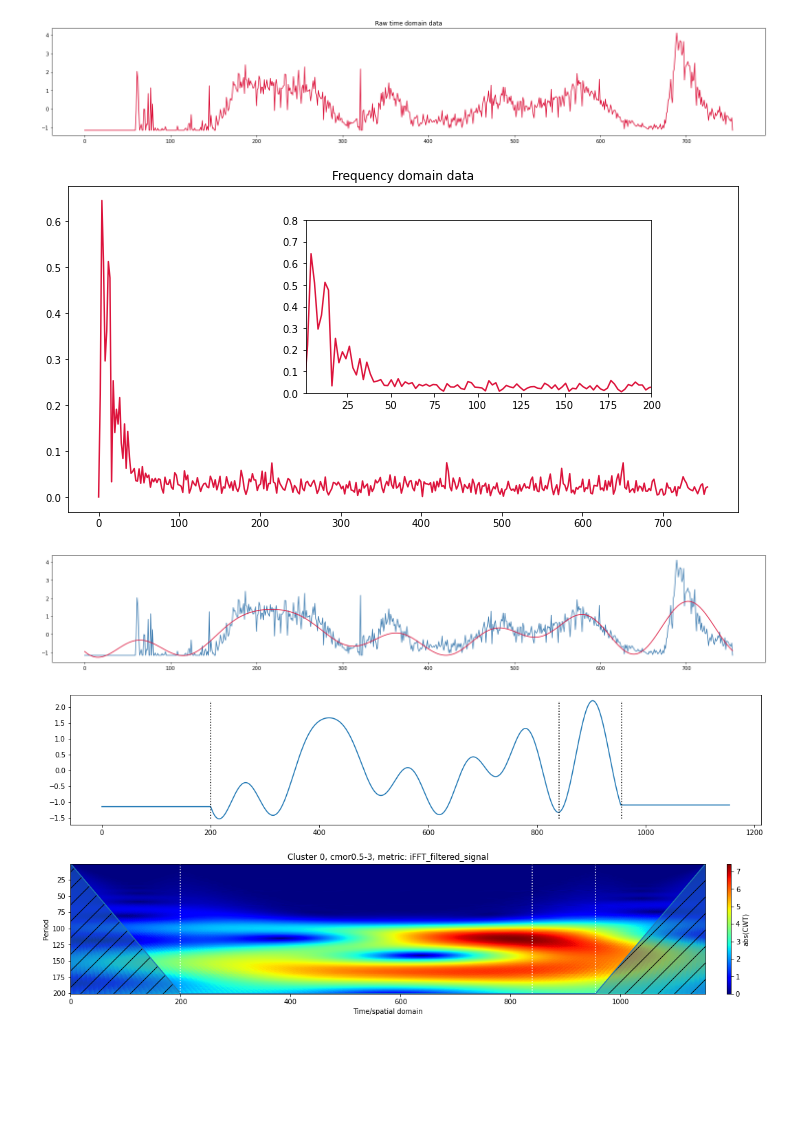
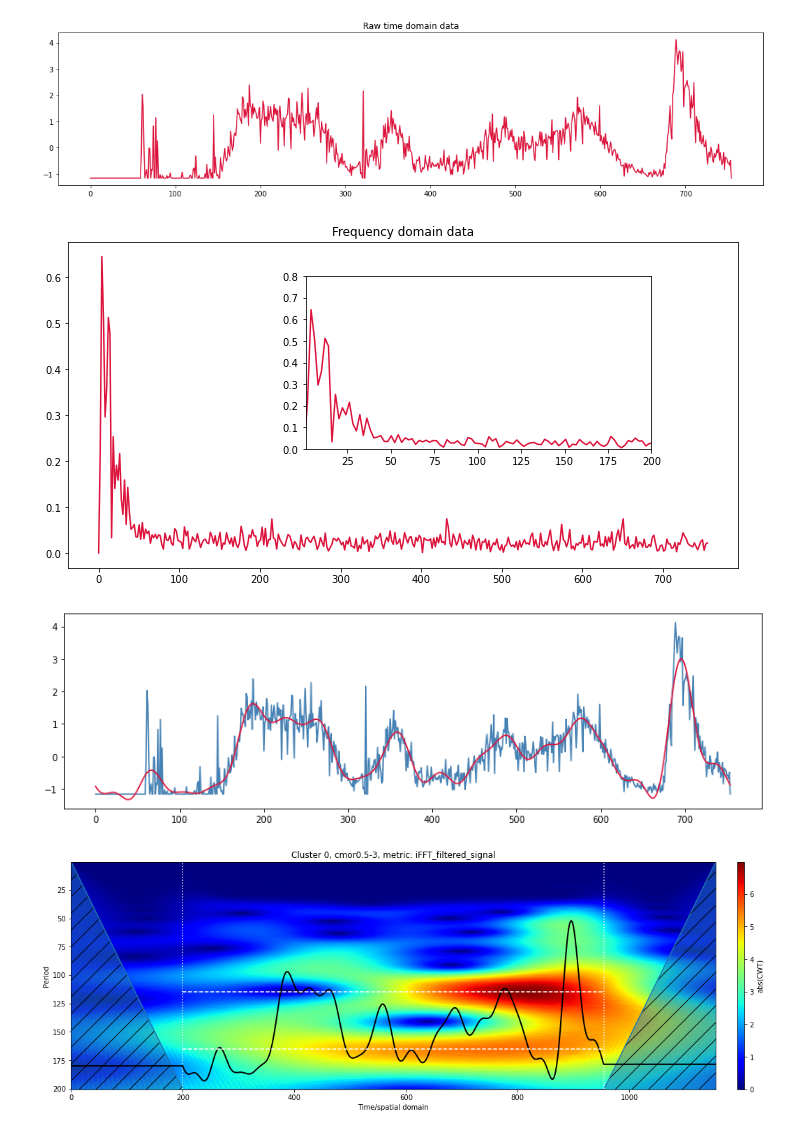
Before and after one commit to ArmandBester/waves, a Jupyter notebook: Fourier.ipynb, the cells around one changed output. Drawn from its saved outputs; the diff is of its cells as text; code cells hidden in the pictures; blank space fills up the shorter version.

```diff
--- a/Fourier.ipynb
+++ b/Fourier.ipynb
@@ -18,46 +18,46 @@ data.head()
 
 data = data[data['cluster']=="0"]
 
 y = data['posRate'].array
 
 
 y = StandardScaler().fit_transform(y.reshape(-1,1))
 y = y.reshape(1,-1)[0]
-plt.figure(figsize=(26,4))
+plt.figure(figsize=(18,4))
 plt.plot(y, color='crimson')
 plt.title('Raw time domain data')
 
 N = len(y) # number of sample points
 T = (N*2)**-1   # samples spacing, inverse of N*2
 
 yf = fft(y)
 x = np.linspace(0.0, N*T, N)
 xf = np.linspace(0.0, 1.0/(2.0*T), N//2)
 
 plt.figure(figsize=(12,6))
 ax1 = plt.axes()  # standard axes
 ax1.plot(xf, 2.0/N * np.abs(yf[:N//2]), color='crimson')
 
 ax1.set_title('Frequency domain data')
 ax2 = plt.axes([0.4, 0.4, 0.4, 0.4])
 ax2.plot(xf, 2.0/N * np.abs(yf[:N//2]), color='crimson')
 ax2.set_xlim(1,200)
 ax2.set_ylim(0,0.8)
 
 plt.show()
 # %% [output]
-[figure, old version]
+[figure, new version]
 [figure]
 # %%
-plt.figure(figsize=(26,4))
+plt.figure(figsize=(14,4))
 noisyY = yf.copy()
-noisyY[np.abs(yf) < 100] = 0
+noisyY[np.abs(yf) < 30] = 0
 filtered_sig = ifft(noisyY)
 plt.plot(y, color='steelblue')
 plt.plot(np.real(filtered_sig), color='crimson')
 plt.show()
 # %% [output]
-[figure, old version]
+[figure, new version]
 # %%
 fftDf = pd.DataFrame()
 fftDf['iFFT_filtered_signal'] = np.real(filtered_sig)
@@ -90,6 +90,9 @@ def graphScales(data, metric, s, wavelet, coi, padLen, padMode, cluster, spectru
     y = StandardScaler().fit_transform(y)
     y = y.reshape(1,-1)[0]
 
+    #smooth
+    #y = smooth(y)
+
 
     #pad the data
     yPadded = pywt.pad(y, padLen, padMode)
@@ -98,14 +101,16 @@ def graphScales(data, metric, s, wavelet, coi, padLen, padMode, cluster, spectru
     scales = np.arange(s[0], s[1])
 
     # Plot the data
-    fig, (ax1, ax2) = plt.subplots(2,1, figsize=(18,8))
-    fig.subplots_adjust(hspace=0.3)
+    #fig, (ax1, ax2) = plt.subplots(2,1, figsize=(18,8))
+    fig,  ax2 = plt.subplots(1,1, figsize=(18,6))
+    #fig.subplots_adjust(hspace=0.3)
 
     # Plot the signal
-    ax1.plot(np.arange(0, len(yPadded)), yPadded)
+    #ax1.plot(np.arange(0, len(yPadded)), yPadded)
     # add pading lines as indication of what is important
-    ax1.vlines(x=[padLen, len(yPadded) - padLen, 840],
-               ymin=min(yPadded), ymax=max(yPadded), color='black', ls="dotted")
+    #ax1.vlines(x=[padLen, len(yPadded) - padLen, 850],
+    #           ymin=min(yPadded), ymax=max(yPadded), color='black', ls="dotted")
+
 
 
     # Plot the scaleogram
@@ -114,12 +119,13 @@ def graphScales(data, metric, s, wavelet, coi, padLen, padMode, cluster, spectru
                   title = f'Cluster {cluster}, {wavelet}, metric: {metric}',
                  cbar='vertical', yaxis=yaxis, spectrum=spectrum, cmap='jet')
 
-    ax2.vlines(x= [padLen, (len(yPadded) - padLen), 840],
+    ax2.vlines(x= [padLen, (len(yPadded) - padLen)],
                ymin=200, ymax=0, color='white', ls="dotted")
+    ax2.plot(np.arange(0, len(yPadded)), 150-yPadded*30, color='black', lw=2)
 
-
+    ax2.hlines(y=[165, 115], xmin=padLen, xmax=(len(yPadded) - padLen), color='white', ls='dashed')
 
 graphScales(data=fftDf,metric='iFFT_filtered_signal', s=[1,600], wavelet='cmor0.5-3', coi=True, padLen=200, padMode='constant', cluster=0,
            spectrum='amp', yaxis='period')
 # %% [output]
-[figure, old version]
+[figure, new version]
```
Also changed, not shown: 1 other file.
